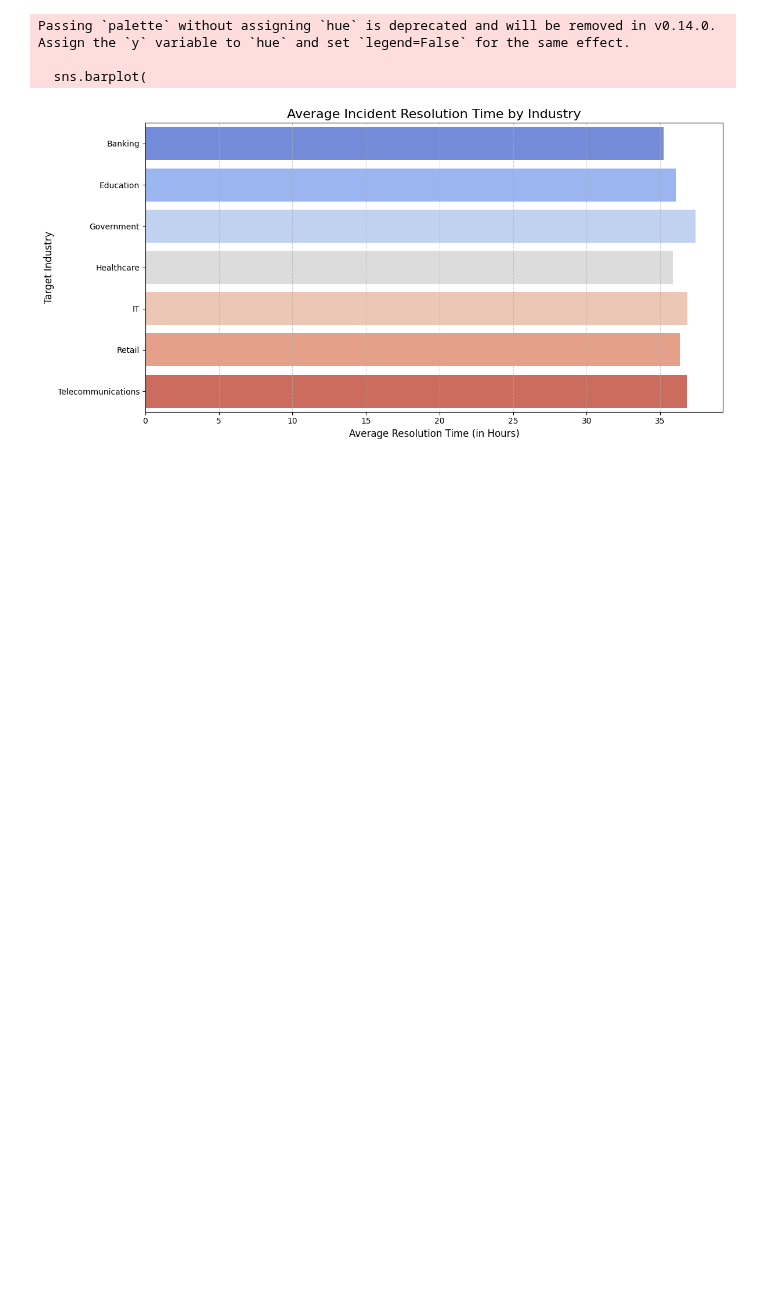
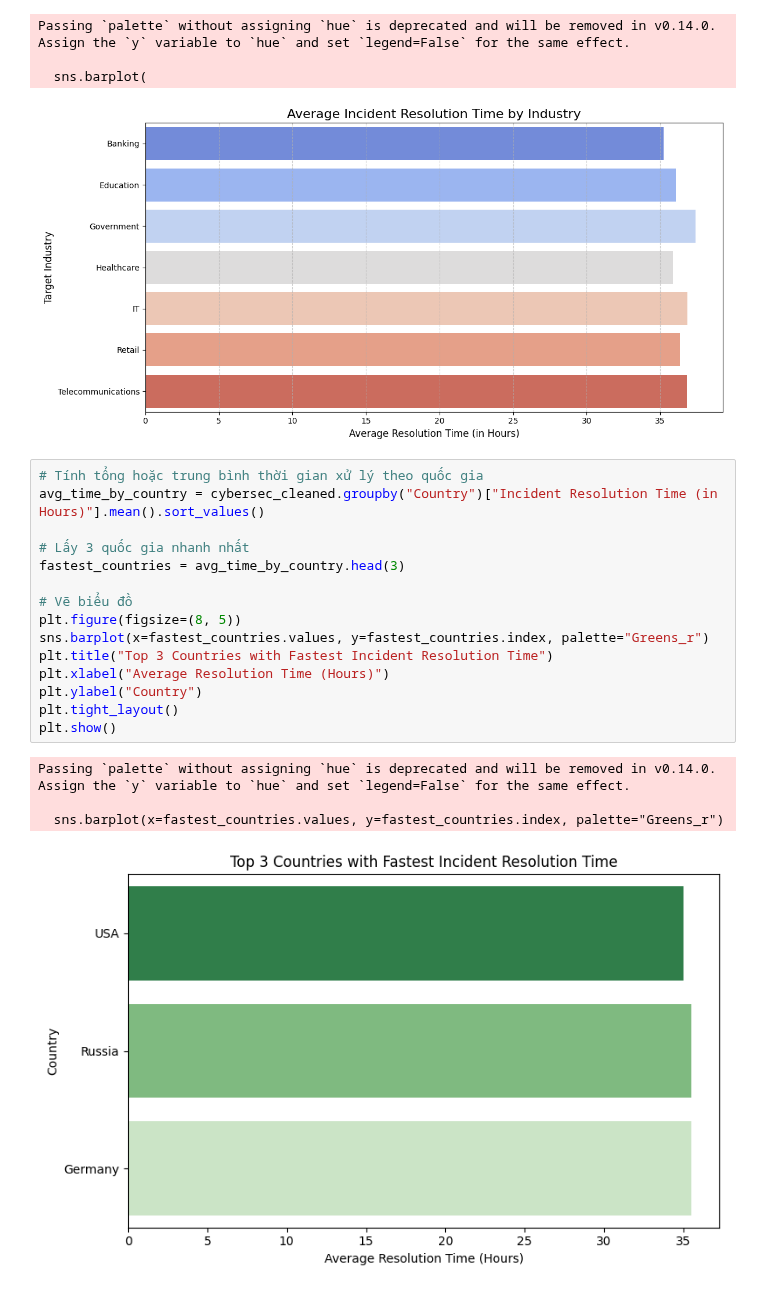
Before and after one commit to immaFrogUwU/Cyber-Security-Threats, a Jupyter notebook: Data_Storytelling_Cyber_Security_Threats.ipynb, the cells around one changed output. Cells and saved outputs as stored; diff of their text form; blank space fills up the shorter version.

Commit message:
top 3 countries with the fastest resolution time

```diff
--- a/Data_Storytelling_Cyber_Security_Threats.ipynb
+++ b/Data_Storytelling_Cyber_Security_Threats.ipynb
@@ -541,3 +541,23 @@ Passing `palette` without assigning `hue` is deprecated and will be removed in v
 
   sns.barplot(
 [figure]
+# %%
+# Tính tổng hoặc trung bình thời gian xử lý theo quốc gia
+avg_time_by_country = cybersec_cleaned.groupby("Country")["Incident Resolution Time (in Hours)"].mean().sort_values()
+
+# Lấy 3 quốc gia nhanh nhất
+fastest_countries = avg_time_by_country.head(3)
+
+# Vẽ biểu đồ
+plt.figure(figsize=(8, 5))
+sns.barplot(x=fastest_countries.values, y=fastest_countries.index, palette="Greens_r")
+plt.title("Top 3 Countries with Fastest Incident Resolution Time")
+plt.xlabel("Average Resolution Time (Hours)")
+plt.ylabel("Country")
+plt.tight_layout()
+plt.show()
+# %% [output]
+Passing `palette` without assigning `hue` is deprecated and will be removed in v0.14.0. Assign the `y` variable to `hue` and set `legend=False` for the same effect.
+
+  sns.barplot(x=fastest_countries.values, y=fastest_countries.index, palette="Greens_r")
+[figure, added]
```
Also changed, not shown: parts of 1 cell of this notebook.
